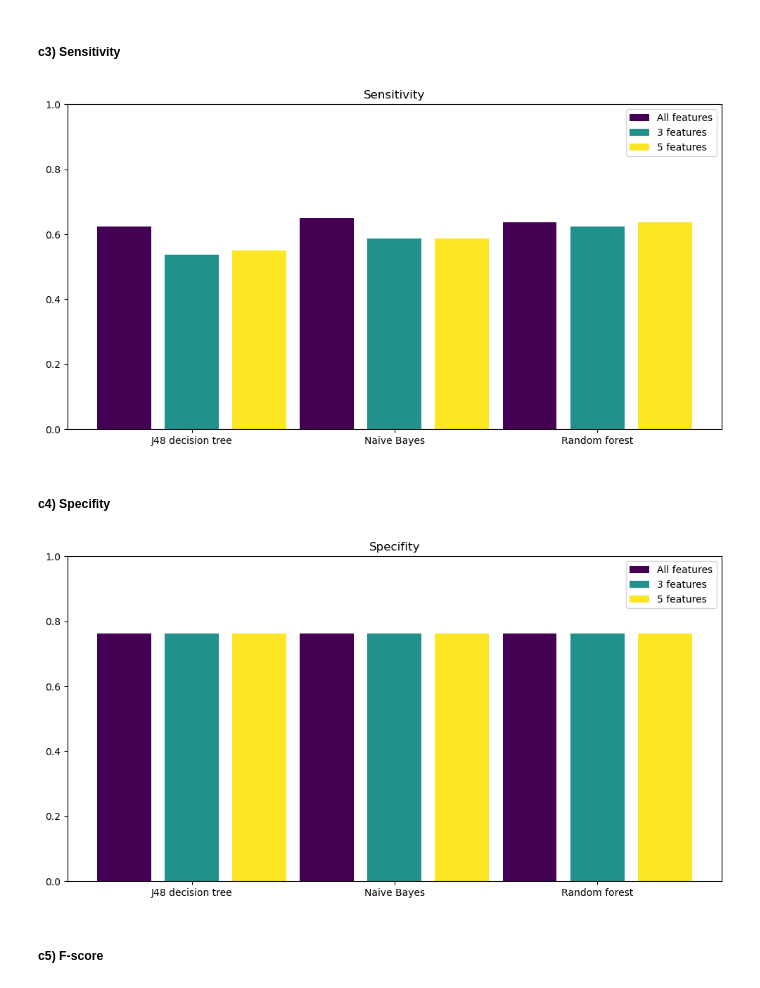
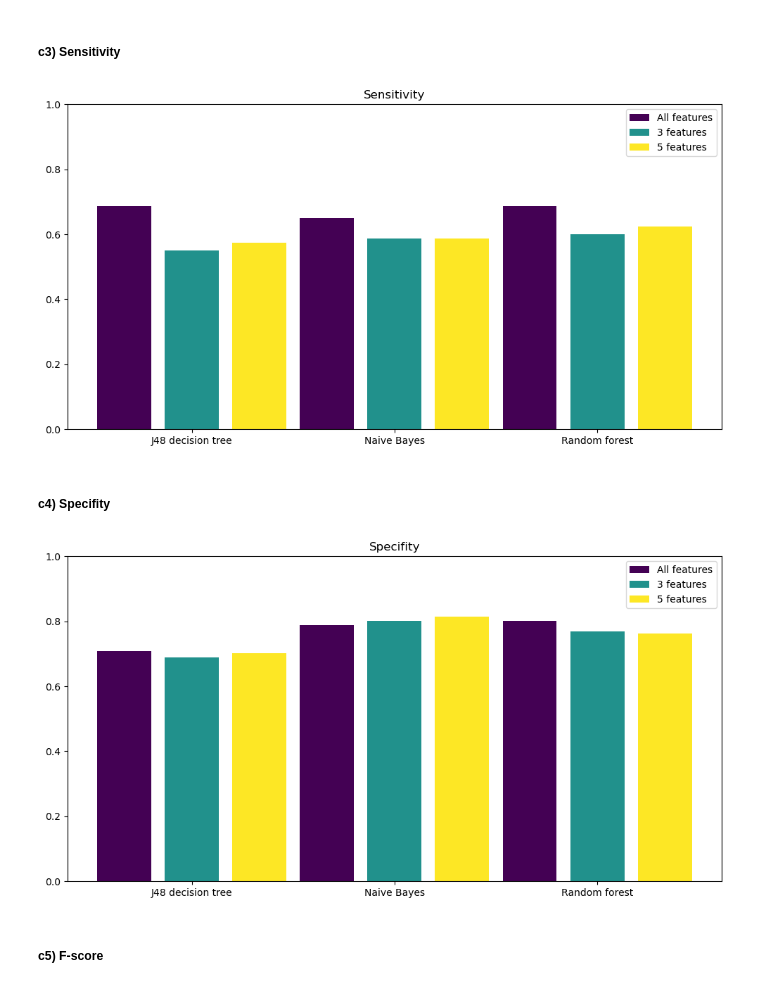
Before and after one commit to karloboros/UZOP_projekt, a Jupyter notebook: Data_replication.ipynb, the cells around one changed output. Saved outputs shown, nothing was run; the diff lists cells and outputs as text; code cells hidden in the pictures.

```diff
--- a/Data_replication.ipynb
+++ b/Data_replication.ipynb
@@ -253,9 +251,9 @@ display(results)
 # %%
 print("Confusion matrices:\n")
 br = 0
-for name, predictions in zip(names, algorithms):
+for name, prediction in zip(names, predictions):
     br += 1
-    conf_matrix = confusion_matrix(y_test, predictions)
+    conf_matrix = confusion_matrix(y_test, prediction)
     print(f"{name}:\n{conf_matrix}")
     if br % 3 == 0: print()
 # %% [output]
@@ -290,7 +288,7 @@ fig, ax = plt.subplots(figsize=(12, 6))
 for i, name in enumerate(ml_names):
     for j, features in enumerate(feature_number):
         color = colors[j]
-        metric = accuracy_score(y_test, algorithms[i*3+j])
+        metric = accuracy_score(y_test, predictions[i*3+j])
         ax.bar(i * len(feature_number) + j, metric, color=color, label=features, width=0.8)
 
 ax.set_xticks(np.arange(len(ml_names)) * len(feature_number) + (len(feature_number) - 1) / 2)
@@ -314,7 +312,7 @@ fig, ax = plt.subplots(figsize=(12, 6))
 for i, name in enumerate(ml_names):
     for j, features in enumerate(feature_number):
         color = colors[j]
-        metric = precision_score(y_test, algorithms[i*3+j])
+        metric = precision_score(y_test, predictions[i*3+j])
         ax.bar(i * len(feature_number) + j, metric, color=color, label=features, width=0.8)
 
 ax.set_xticks(np.arange(len(ml_names)) * len(feature_number) + (len(feature_number) - 1) / 2)
@@ -338,7 +336,7 @@ fig, ax = plt.subplots(figsize=(12, 6))
 for i, name in enumerate(ml_names):
     for j, features in enumerate(feature_number):
         color = colors[j]
-        metric = recall_score(y_test, algorithms[i*3+j])
+        metric = recall_score(y_test, predictions[i*3+j])
         ax.bar(i * len(feature_number) + j, metric, color=color, label=features, width=0.8)
 
 ax.set_xticks(np.arange(len(ml_names)) * len(feature_number) + (len(feature_number) - 1) / 2)
@@ -349,34 +347,34 @@ ax.legend(feature_number)
 
 plt.show()
 # %% [output]
-[figure, old version]
+[figure, new version]
 # %% [markdown]
 ##### c4) Specifity
 # %%
 feature_number = ['All features', '3 features', '5 features']
 ml_names = ['J48 decision tree', 'Naive Bayes', 'Random forest']
 
 colors = plt.cm.viridis(np.linspace(0, 1, len(feature_number)))
 fig, ax = plt.subplots(figsize=(12, 6))
 
 for i, name in enumerate(ml_names):
     for j, features in enumerate(feature_number):
         color = colors[j]
-        conf_matrix = confusion_matrix(y_test, predictions)
+        conf_matrix = confusion_matrix(y_test, predictions[i*3+j])
         TN = conf_matrix[0, 0]
         FP = conf_matrix[0, 1]
         metric = TN / (TN + FP)
         ax.bar(i * len(feature_number) + j, metric, color=color, label=features, width=0.8)
 
 ax.set_xticks(np.arange(len(ml_names)) * len(feature_number) + (len(feature_number) - 1) / 2)
 ax.set_xticklabels(ml_names)
 ax.set_title('Specifity')
 ax.set_ylim(0, 1)
 ax.legend(feature_number)
 
 plt.show()
 # %% [output]
-[figure, old version]
+[figure, new version]
 # %% [markdown]
 ##### c5) F-score
 # %%
```
Also changed, not shown: parts of 15 cells of this notebook.
